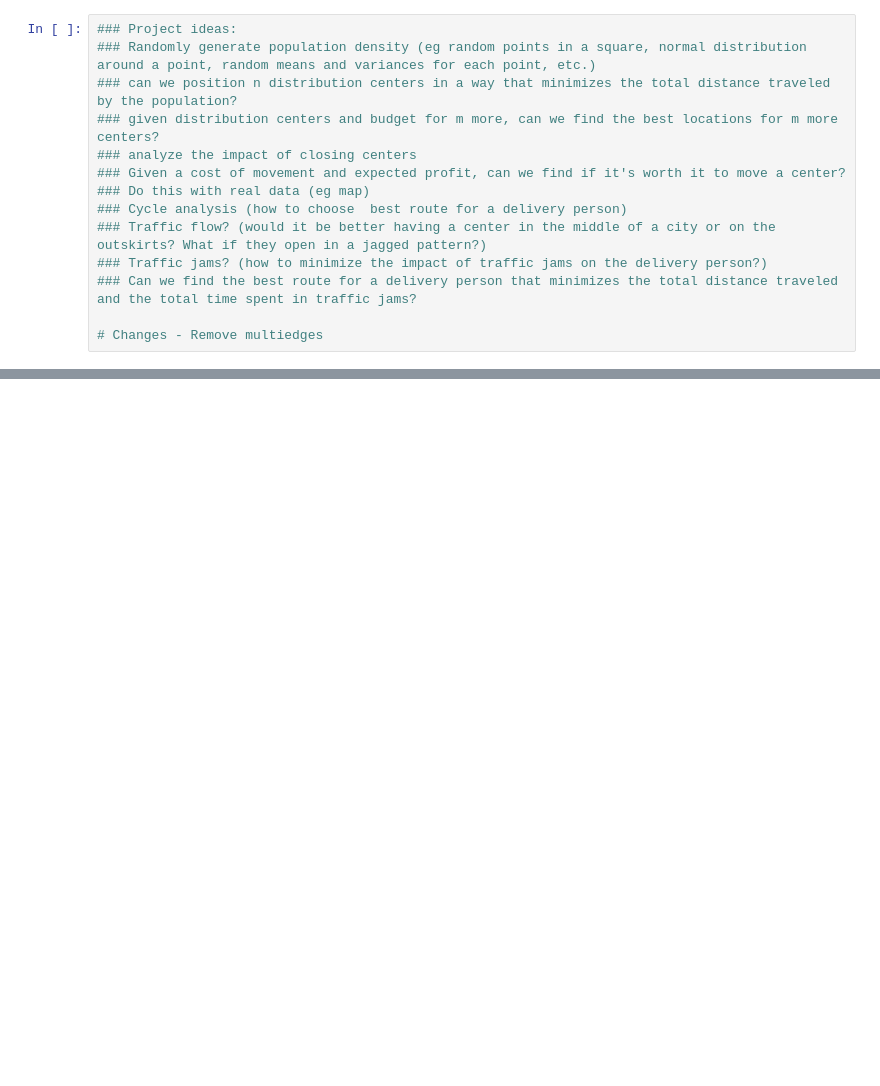
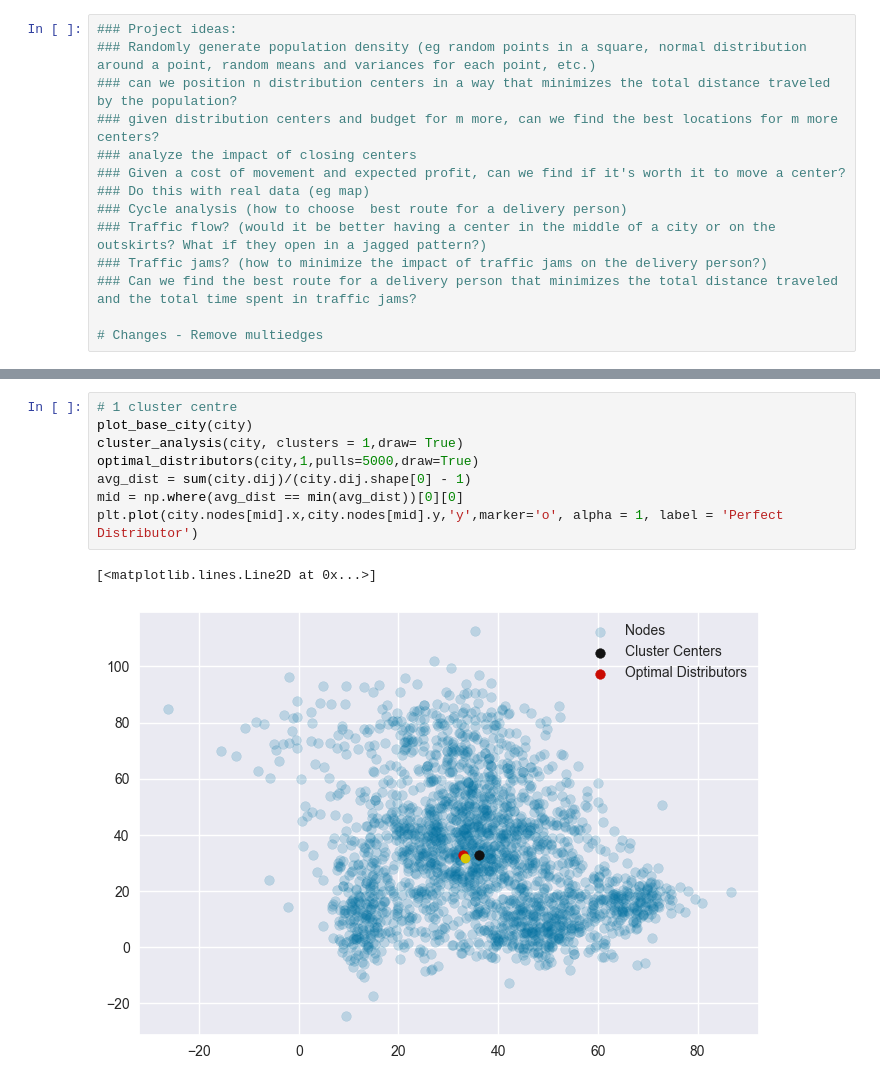
Before and after one commit to jmgpgit/Final-Project, a Jupyter notebook: src/population_distributions.ipynb, the cells around one changed output, grey strips where cells are left out. Drawn from its saved outputs; the diff is of its cells as text; blank space fills up the shorter version.

```diff
--- a/src/population_distributions.ipynb
+++ b/src/population_distributions.ipynb
@@ -228,0 +261,11 @@ optimal_distributors(city,elbow,pulls=5000,csr = dij_matrix,draw=True)
+# %%
+# 1 cluster centre
+plot_base_city(city)
+cluster_analysis(city, clusters = 1,draw= True)
+optimal_distributors(city,1,pulls=5000,draw=True)
+avg_dist = sum(city.dij)/(city.dij.shape[0] - 1)
+mid = np.where(avg_dist == min(avg_dist))[0][0]
+plt.plot(city.nodes[mid].x,city.nodes[mid].y,'y',marker='o', alpha = 1, label = 'Perfect Distributor')
+# %% [output]
+[<matplotlib.lines.Line2D at 0x...>]
+[figure, added]
```
Also changed, not shown: parts of 26 cells of this notebook.
